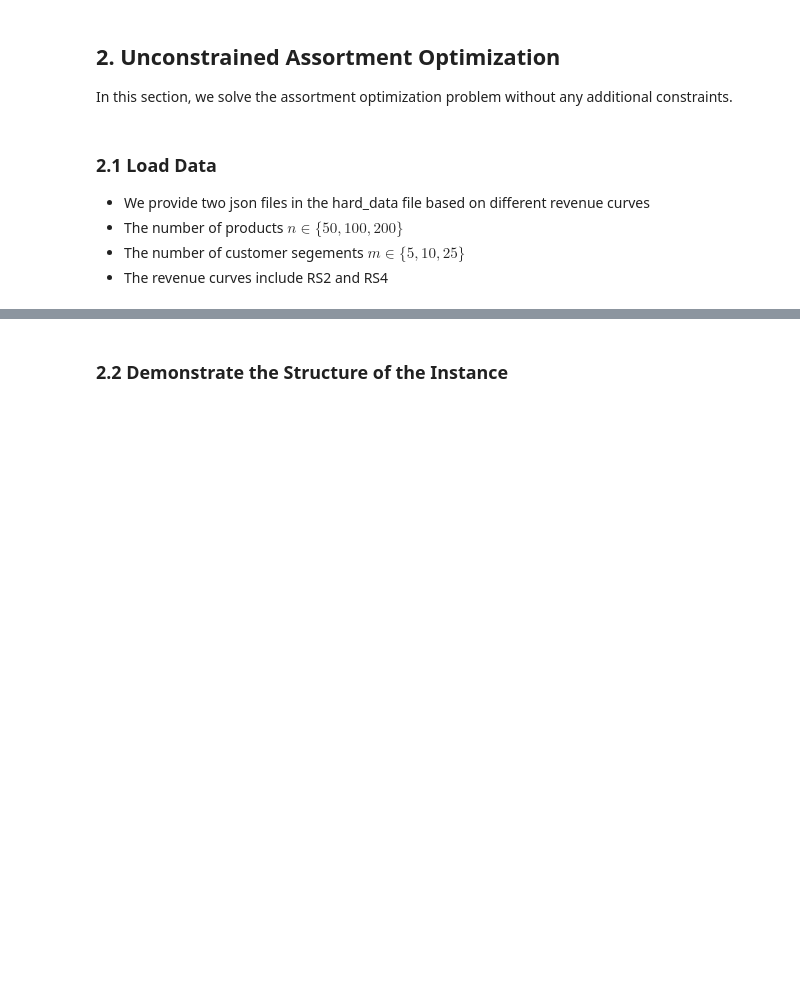
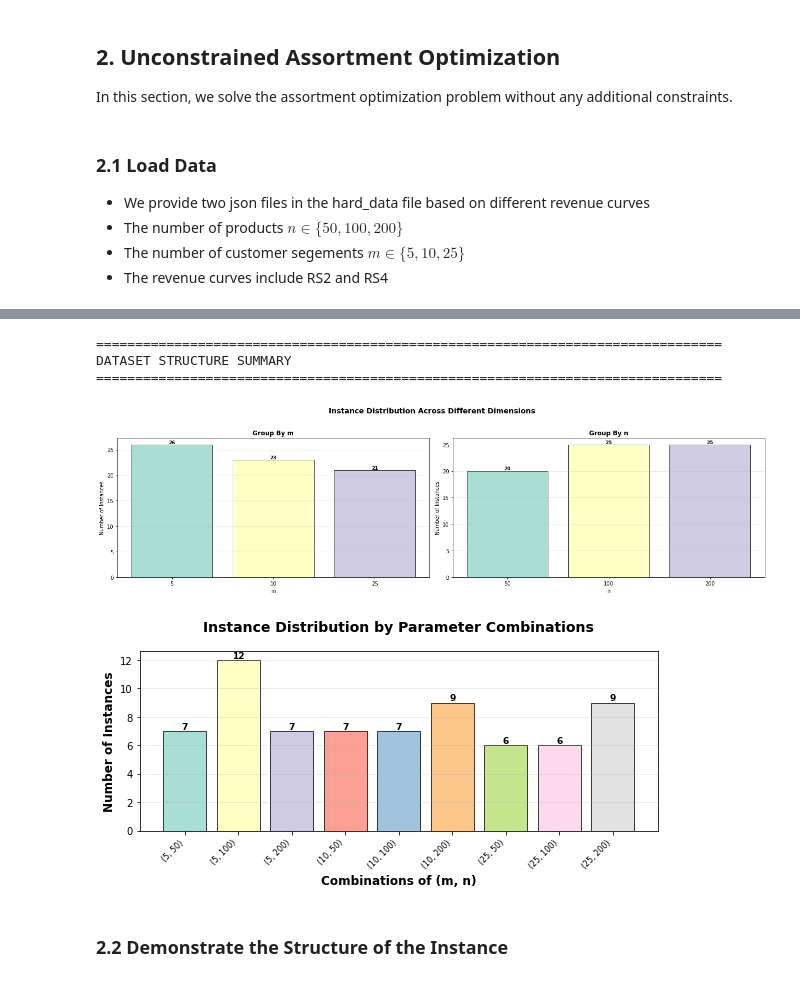
Before and after one commit to wch444/Assortment-Benchmark, a Jupyter notebook: src/mmnl_unconstrained_example.ipynb, the cells around one changed output, grey strips where cells are left out. Cells and saved outputs as stored; diff of their text form; code cells hidden in the pictures; blank space fills up the shorter version.

```diff
--- a/src/mmnl_unconstrained_example.ipynb
+++ b/src/mmnl_unconstrained_example.ipynb
@@ -146,2 +56,11 @@ DATASET STRUCTURE SUMMARY
+# %%
+group_cols=['m', 'n']
+plot_instance_summary(instances,group_cols)
+# %% [output]
+================================================================================
+DATASET STRUCTURE SUMMARY
+================================================================================
+[figure, added]
+[figure, added]
 # %% [markdown]
 ### 2.2 Demonstrate the Structure of the Instance
```
Also changed, not shown: parts of 12 cells of this notebook, 8 other files.
